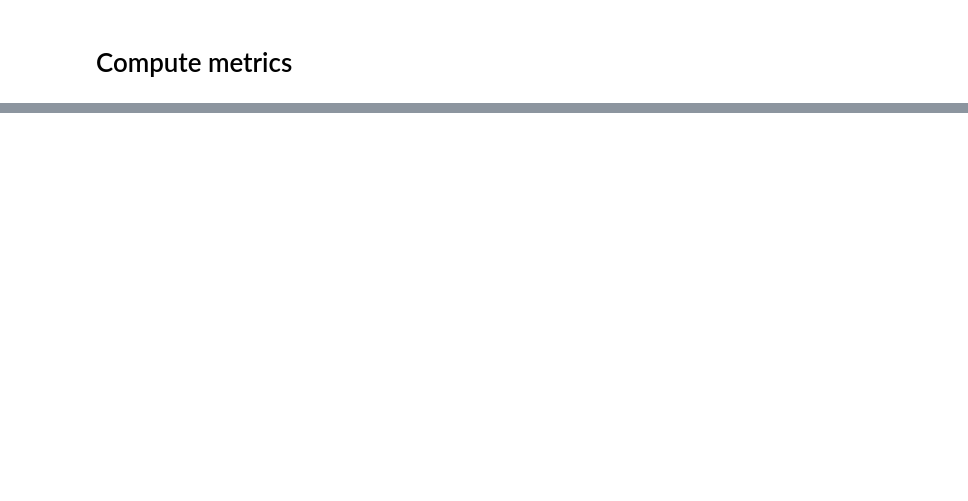
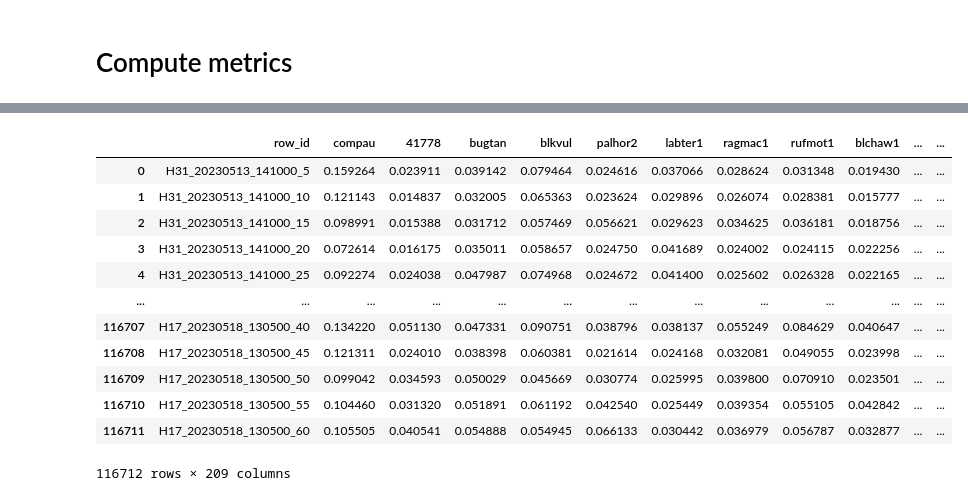
Before and after one commit to VSydorskyy/BirdCLEF_2025_2nd_place, a Jupyter notebook: notebooks/prepare_fernando_pseduo.ipynb, the cells around one changed output, grey strips where cells are left out. Cells and saved outputs as stored; diff of their text form; code cells hidden in the pictures; blank space fills up the shorter version.

```diff
--- a/notebooks/prepare_fernando_pseduo.ipynb
+++ b/notebooks/prepare_fernando_pseduo.ipynb
@@ -93,0 +303,22 @@ for model_name in all_models:
+# %%
+CLASSES = pseudo_df.columns[1:].to_list()
+primary_label = [CLASSES[argmax_idx] for argmax_idx in np.argmax(pseudo_df.iloc[:,1:].values, axis=1)]
+primary_label_prob = np.max(pseudo_df.iloc[:,1:].values, axis=1)
+pseudo_df["primary_label"] = primary_label
+pseudo_df["primary_label_prob"] = primary_label_prob
+
+pseudo_df
+# %% [output]
+|  | row_id | compau | 41778 | bugtan | blkvul | palhor2 | labter1 | ragmac1 | rufmot1 | blchaw1 | ... | ... |
+| 0 | H31_20230513_141000_5 | 0.159264 | 0.023911 | 0.039142 | 0.079464 | 0.024616 | 0.037066 | 0.028624 | 0.031348 | 0.019430 | ... | ... |
+| 1 | H31_20230513_141000_10 | 0.121143 | 0.014837 | 0.032005 | 0.065363 | 0.023624 | 0.029896 | 0.026074 | 0.028381 | 0.015777 | ... | ... |
+| 2 | H31_20230513_141000_15 | 0.098991 | 0.015388 | 0.031712 | 0.057469 | 0.056621 | 0.029623 | 0.034625 | 0.036181 | 0.018756 | ... | ... |
+| 3 | H31_20230513_141000_20 | 0.072614 | 0.016175 | 0.035011 | 0.058657 | 0.024750 | 0.041689 | 0.024002 | 0.024115 | 0.022256 | ... | ... |
+| 4 | H31_20230513_141000_25 | 0.092274 | 0.024038 | 0.047987 | 0.074968 | 0.024672 | 0.041400 | 0.025602 | 0.026328 | 0.022165 | ... | ... |
+| ... | ... | ... | ... | ... | ... | ... | ... | ... | ... | ... | ... | ... |
+| 116707 | H17_20230518_130500_40 | 0.134220 | 0.051130 | 0.047331 | 0.090751 | 0.038796 | 0.038137 | 0.055249 | 0.084629 | 0.040647 | ... | ... |
+| 116708 | H17_20230518_130500_45 | 0.121311 | 0.024010 | 0.038398 | 0.060381 | 0.021614 | 0.024168 | 0.032081 | 0.049055 | 0.023998 | ... | ... |
+| 116709 | H17_20230518_130500_50 | 0.099042 | 0.034593 | 0.050029 | 0.045669 | 0.030774 | 0.025995 | 0.039800 | 0.070910 | 0.023501 | ... | ... |
+| 116710 | H17_20230518_130500_55 | 0.104460 | 0.031320 | 0.051891 | 0.061192 | 0.042540 | 0.025449 | 0.039354 | 0.055105 | 0.042842 | ... | ... |
+| 116711 | H17_20230518_130500_60 | 0.105505 | 0.040541 | 0.054888 | 0.054945 | 0.066133 | 0.030442 | 0.036979 | 0.056787 | 0.032877 | ... | ... |
+116712 rows × 209 columns
```
Also changed, not shown: parts of 19 cells of this notebook, 14 other files.
